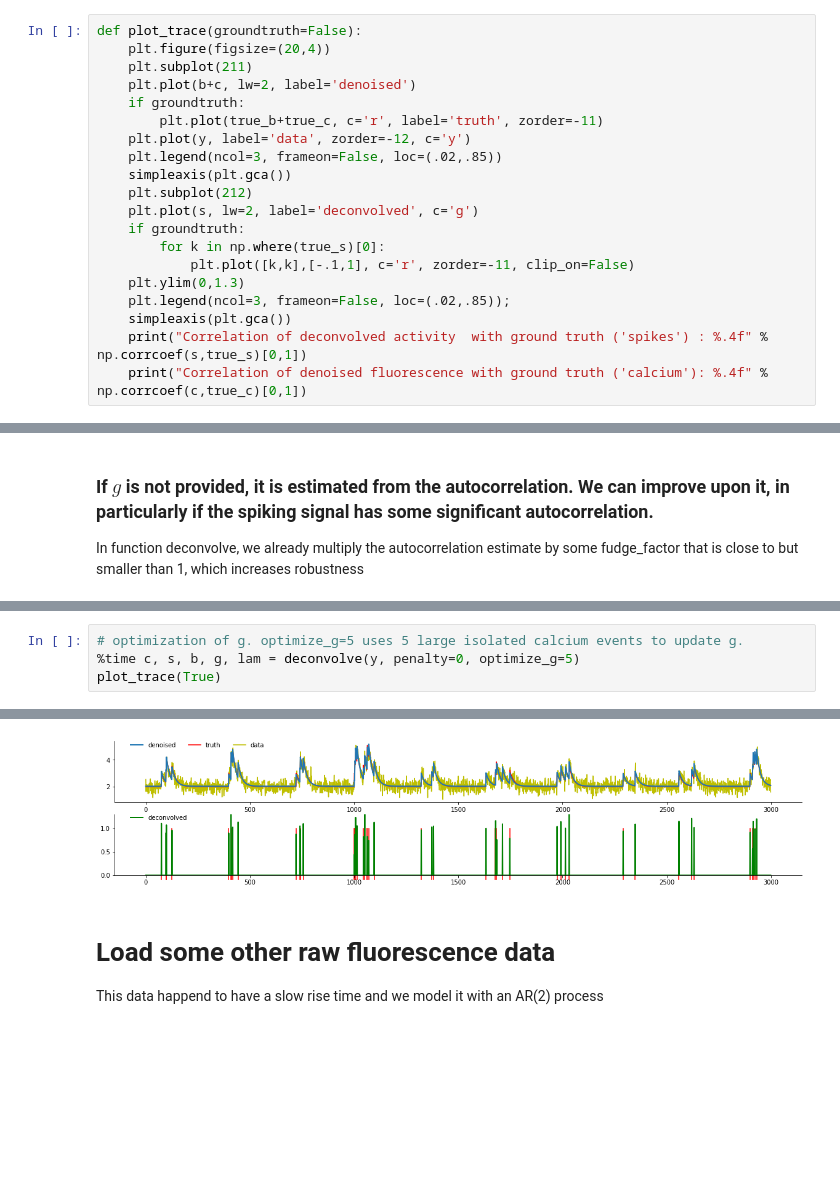
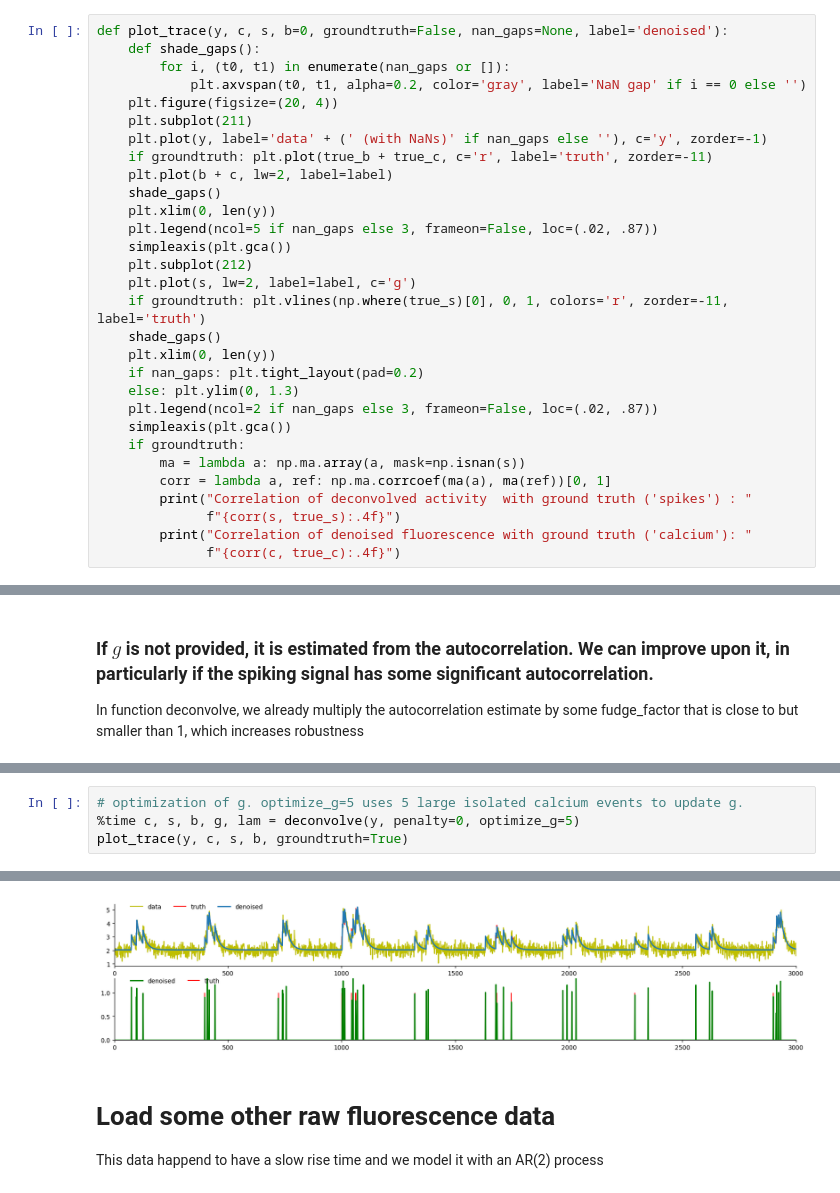
Before and after one commit to j-friedrich/OASIS, a Jupyter notebook: examples/Demo.ipynb, the cells around one changed output, grey strips where cells are left out. Saved outputs shown, nothing was run; the diff lists cells and outputs as text; blank space fills up the shorter version.

```diff
--- a/examples/Demo.ipynb
+++ b/examples/Demo.ipynb
@@ -13,23 +15,33 @@ from oasis.oasis_methods import oasisAR1, oasisAR2
 # %%
-def plot_trace(groundtruth=False):
-    plt.figure(figsize=(20,4))
+def plot_trace(y, c, s, b=0, groundtruth=False, nan_gaps=None, label='denoised'):
+    def shade_gaps():
+        for i, (t0, t1) in enumerate(nan_gaps or []):
+            plt.axvspan(t0, t1, alpha=0.2, color='gray', label='NaN gap' if i == 0 else '')
+    plt.figure(figsize=(20, 4))
     plt.subplot(211)
-    plt.plot(b+c, lw=2, label='denoised')
-    if groundtruth:
-        plt.plot(true_b+true_c, c='r', label='truth', zorder=-11)
-    plt.plot(y, label='data', zorder=-12, c='y')
-    plt.legend(ncol=3, frameon=False, loc=(.02,.85))
+    plt.plot(y, label='data' + (' (with NaNs)' if nan_gaps else ''), c='y', zorder=-1)
+    if groundtruth: plt.plot(true_b + true_c, c='r', label='truth', zorder=-11)
+    plt.plot(b + c, lw=2, label=label)
+    shade_gaps()
+    plt.xlim(0, len(y))
+    plt.legend(ncol=5 if nan_gaps else 3, frameon=False, loc=(.02, .87))
     simpleaxis(plt.gca())
     plt.subplot(212)
-    plt.plot(s, lw=2, label='deconvolved', c='g')
+    plt.plot(s, lw=2, label=label, c='g')
+    if groundtruth: plt.vlines(np.where(true_s)[0], 0, 1, colors='r', zorder=-11, label='truth')
+    shade_gaps()
+    plt.xlim(0, len(y))
+    if nan_gaps: plt.tight_layout(pad=0.2)
+    else: plt.ylim(0, 1.3)
+    plt.legend(ncol=2 if nan_gaps else 3, frameon=False, loc=(.02, .87))
+    simpleaxis(plt.gca())
     if groundtruth:
-        for k in np.where(true_s)[0]:
-            plt.plot([k,k],[-.1,1], c='r', zorder=-11, clip_on=False)
-    plt.ylim(0,1.3)
-    plt.legend(ncol=3, frameon=False, loc=(.02,.85));
-    simpleaxis(plt.gca())
-    print("Correlation of deconvolved activity  with ground truth ('spikes') : %.4f" % np.corrcoef(s,true_s)[0,1])
-    print("Correlation of denoised fluorescence with ground truth ('calcium'): %.4f" % np.corrcoef(c,true_c)[0,1])
+        ma = lambda a: np.ma.array(a, mask=np.isnan(s))
+        corr = lambda a, ref: np.ma.corrcoef(ma(a), ma(ref))[0, 1]
+        print("Correlation of deconvolved activity  with ground truth ('spikes') : "
+              f"{corr(s, true_s):.4f}")
+        print("Correlation of denoised fluorescence with ground truth ('calcium'): "
+              f"{corr(c, true_c):.4f}")
 # %% [markdown]
 # Load raw fluorescence data
 This data happend to have a fast rise time and we model it with an AR(1) process, see below for slower rise time and AR(2).
@@ -115,5 +166,5 @@ Correlation of denoised fluorescence with ground truth ('calcium'): 0.9923
 # %%
 # optimization of g. optimize_g=5 uses 5 large isolated calcium events to update g.
 %time c, s, b, g, lam = deconvolve(y, penalty=0, optimize_g=5)
-plot_trace(True)
+plot_trace(y, c, s, b, groundtruth=True)
 # %% [output]
@@ -124,4 +175,4 @@ Correlation of denoised fluorescence with ground truth ('calcium'): 0.9933
-[figure, old version]
+[figure, new version]
 # %% [markdown]
 # Load some other raw fluorescence data
 This data happend to have a slow rise time and we model it with an AR(2) process
```
Also changed, not shown: parts of 21 cells of this notebook, 1 other file.
